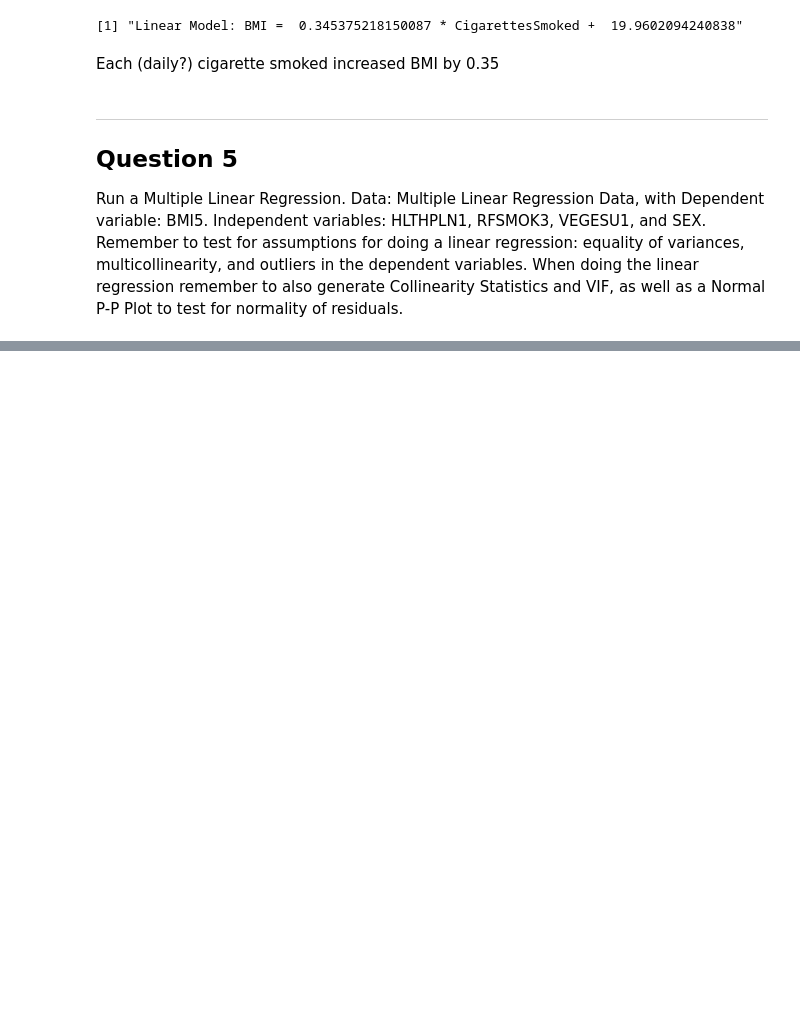
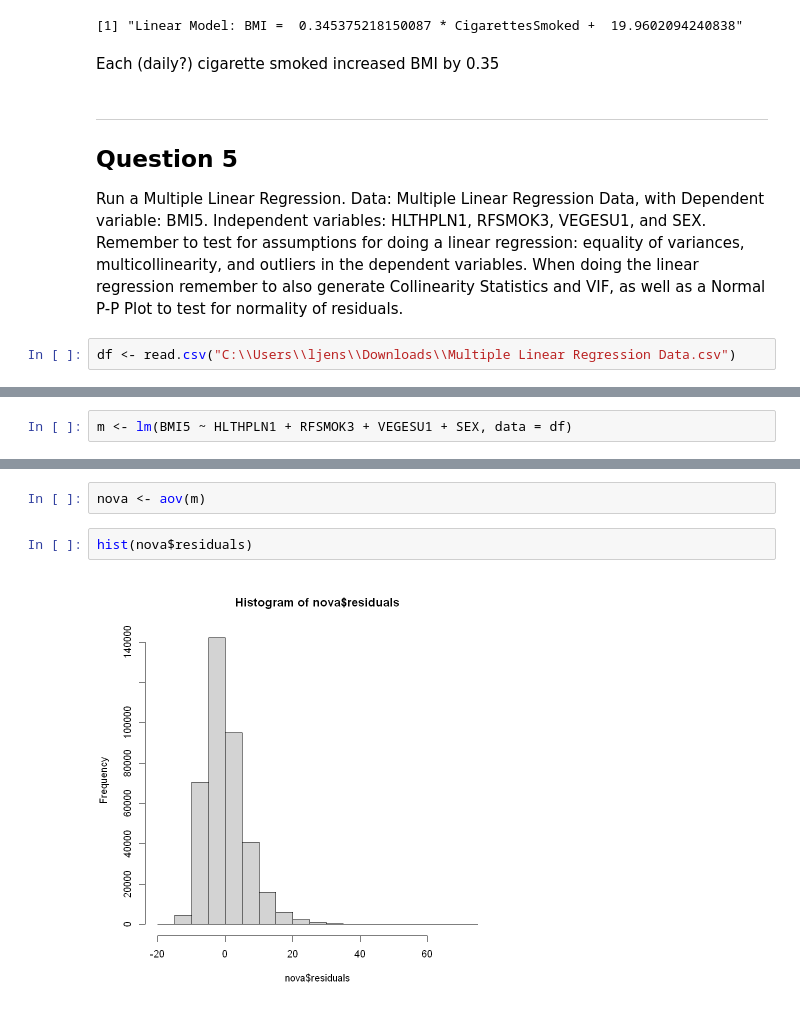
Before and after one commit to tyg3rr/HM878-Biostats, a Jupyter notebook: Problem Set 1b .ipynb, the cells around one changed output, grey strips where cells are left out. Saved outputs shown, nothing was run; the diff lists cells and outputs as text; blank space fills up the shorter version.

```diff
--- a/Problem Set 1b .ipynb
+++ b/Problem Set 1b .ipynb
@@ -296,3 +336,5 @@ Each (daily?) cigarette smoked increased BMI by 0.35
 Run a Multiple Linear Regression. Data: Multiple Linear Regression Data, with Dependent variable: BMI5. Independent variables: HLTHPLN1, RFSMOK3, VEGESU1, and SEX. Remember to test for assumptions for
 doing a linear regression: equality of variances, multicollinearity, and outliers in the dependent variables. When doing the linear regression remember to also generate Collinearity Statistics and
 VIF, as well as a Normal P-P Plot to test for normality of residuals.
+# %%
+df <- read.csv("C:\\Users\\ljens\\Downloads\\Multiple Linear Regression Data.csv")
@@ -298,0 +345,2 @@ VIF, as well as a Normal P-P Plot to test for normality of residuals.
+# %%
+m <- lm(BMI5 ~ HLTHPLN1 + RFSMOK3 + VEGESU1 + SEX, data = df)
@@ -298,0 +407,6 @@ VIF, as well as a Normal P-P Plot to test for normality of residuals.
+# %%
+nova <- aov(m)
+# %%
+hist(nova$residuals)
+# %% [output]
+[figure, added]
```
Also changed, not shown: parts of 15 cells of this notebook.
